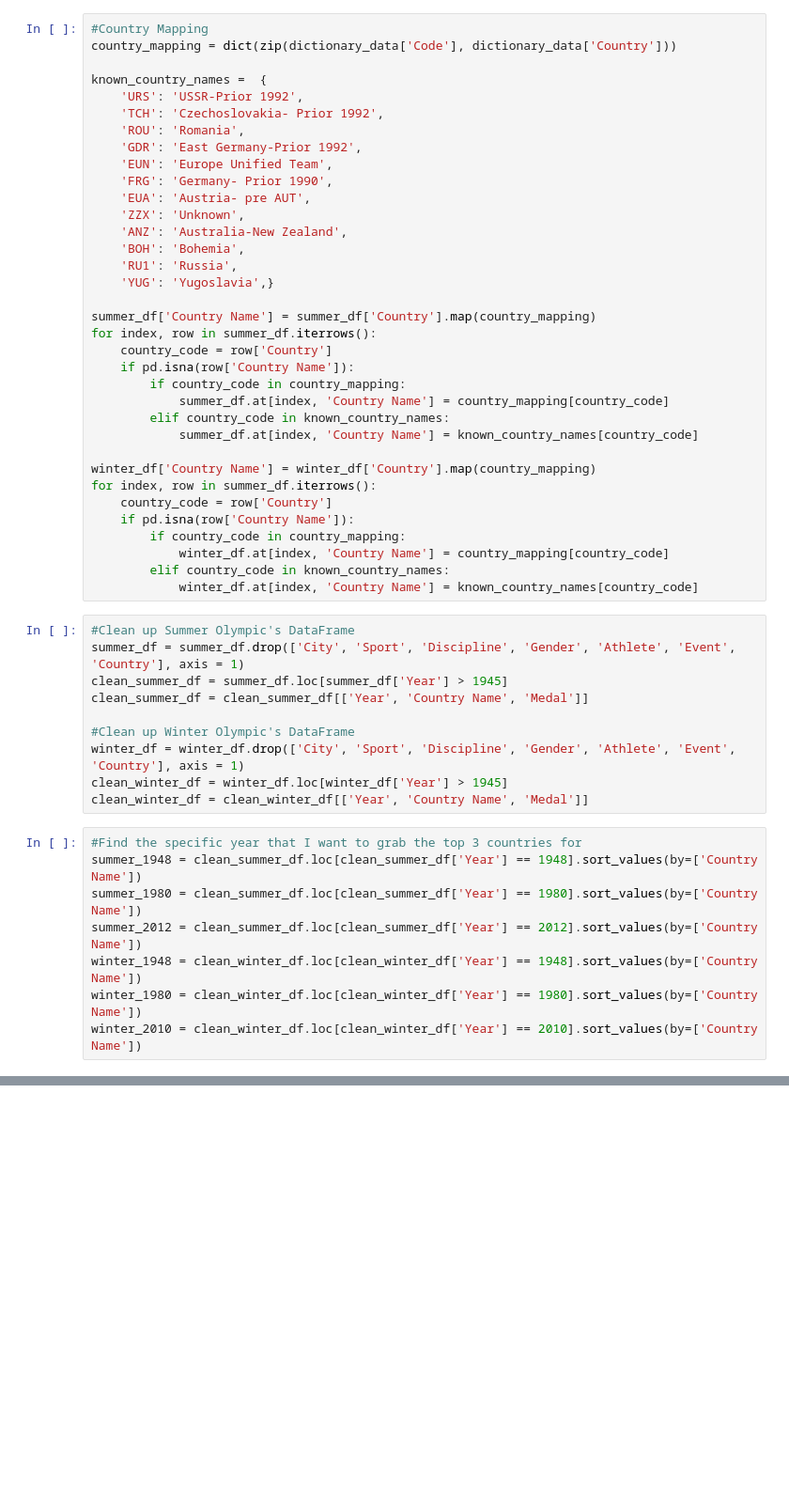
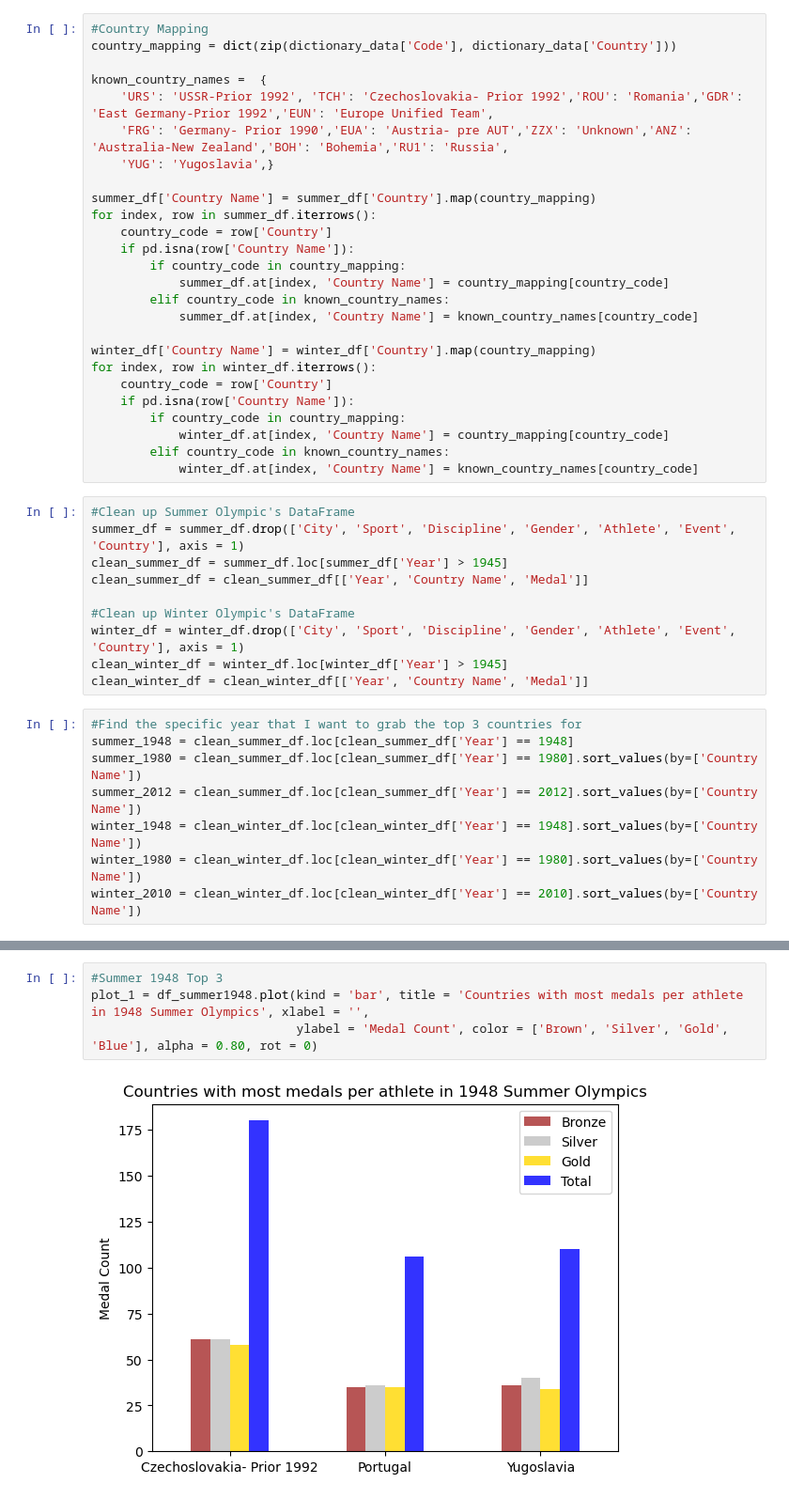
Before and after one commit to HomarOrtiz/project_1, a Jupyter notebook: Homar/Homar.ipynb, the cells around one changed output, grey strips where cells are left out. Shown at 94% size. Drawn from its saved outputs; the diff is of its cells as text; blank space fills up the shorter version.

```diff
--- a/Homar/Homar.ipynb
+++ b/Homar/Homar.ipynb
@@ -18,17 +17,8 @@ winter_df = pd.DataFrame(winter_olympics)
 country_mapping = dict(zip(dictionary_data['Code'], dictionary_data['Country']))
 
 known_country_names =  {
-    'URS': 'USSR-Prior 1992',
-    'TCH': 'Czechoslovakia- Prior 1992',
-    'ROU': 'Romania',
-    'GDR': 'East Germany-Prior 1992',
-    'EUN': 'Europe Unified Team',
-    'FRG': 'Germany- Prior 1990',
-    'EUA': 'Austria- pre AUT',
-    'ZZX': 'Unknown',
-    'ANZ': 'Australia-New Zealand',
-    'BOH': 'Bohemia',
-    'RU1': 'Russia',
+    'URS': 'USSR-Prior 1992', 'TCH': 'Czechoslovakia- Prior 1992','ROU': 'Romania','GDR': 'East Germany-Prior 1992','EUN': 'Europe Unified Team',
+    'FRG': 'Germany- Prior 1990','EUA': 'Austria- pre AUT','ZZX': 'Unknown','ANZ': 'Australia-New Zealand','BOH': 'Bohemia','RU1': 'Russia',
     'YUG': 'Yugoslavia',}
 
 summer_df['Country Name'] = summer_df['Country'].map(country_mapping)
@@ -41,7 +31,7 @@ for index, row in summer_df.iterrows():
             summer_df.at[index, 'Country Name'] = known_country_names[country_code]
 
 winter_df['Country Name'] = winter_df['Country'].map(country_mapping)
-for index, row in summer_df.iterrows():
+for index, row in winter_df.iterrows():
     country_code = row['Country']
     if pd.isna(row['Country Name']):
         if country_code in country_mapping:
@@ -60,7 +50,7 @@ clean_winter_df = winter_df.loc[winter_df['Year'] > 1945]
 clean_winter_df = clean_winter_df[['Year', 'Country Name', 'Medal']]
 # %%
 #Find the specific year that I want to grab the top 3 countries for
-summer_1948 = clean_summer_df.loc[clean_summer_df['Year'] == 1948].sort_values(by=['Country Name'])
+summer_1948 = clean_summer_df.loc[clean_summer_df['Year'] == 1948]
 summer_1980 = clean_summer_df.loc[clean_summer_df['Year'] == 1980].sort_values(by=['Country Name'])
 summer_2012 = clean_summer_df.loc[clean_summer_df['Year'] == 2012].sort_values(by=['Country Name'])
 winter_1948 = clean_winter_df.loc[clean_winter_df['Year'] == 1948].sort_values(by=['Country Name'])
@@ -293,0 +251,6 @@ TypeError: 'DataFrame' object is not callable
+# %%
+#Summer 1948 Top 3
+plot_1 = df_summer1948.plot(kind = 'bar', title = 'Countries with most medals per athlete in 1948 Summer Olympics', xlabel = '',
+                            ylabel = 'Medal Count', color = ['Brown', 'Silver', 'Gold', 'Blue'], alpha = 0.80, rot = 0)
+# %% [output]
+[figure, added]
```
Also changed, not shown: parts of 16 cells of this notebook, 14 other files.
